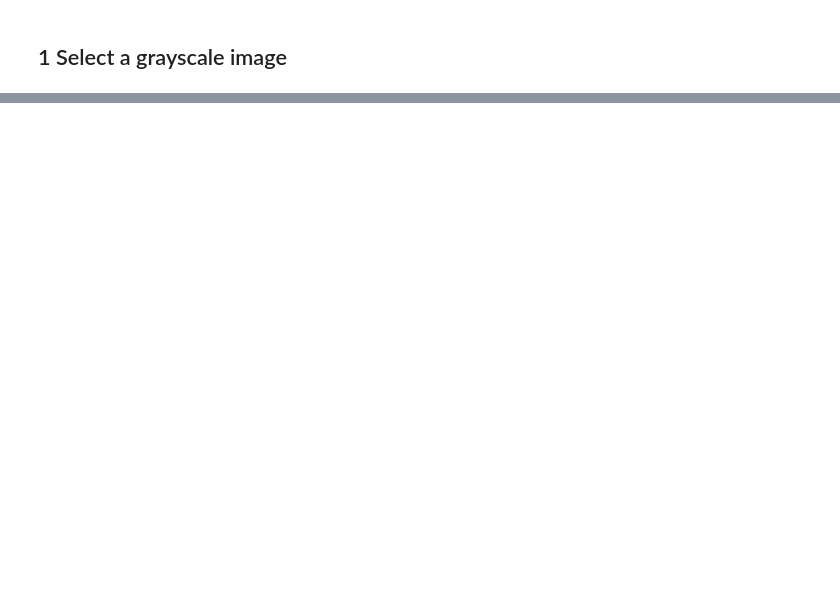
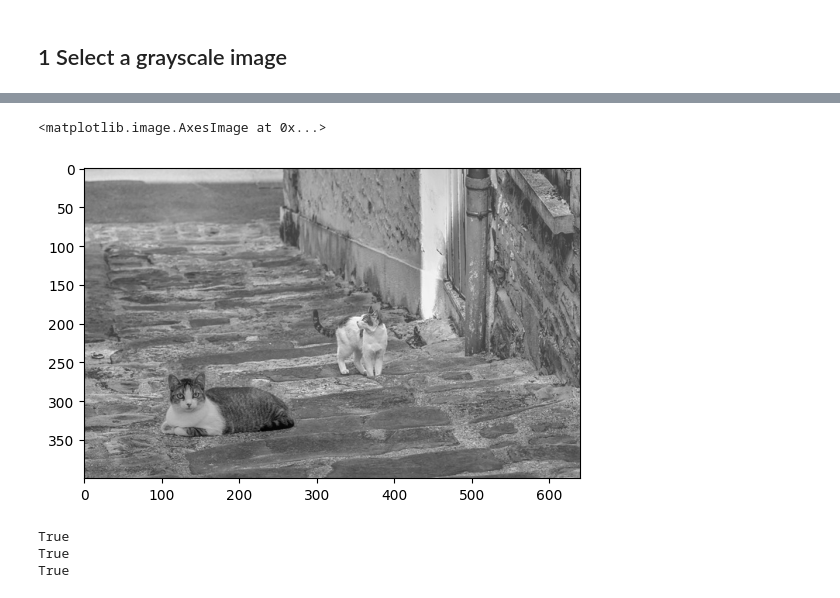
Before and after one commit to lucieniii/UCL-IP-2022, a Jupyter notebook: Practical3/Practical3.ipynb, the cells around one changed output, grey strips where cells are left out. Saved outputs shown, nothing was run; the diff lists cells and outputs as text; code cells hidden in the pictures; blank space fills up the shorter version.

```diff
--- a/Practical3/Practical3.ipynb
+++ b/Practical3/Practical3.ipynb
@@ -89,0 +198,24 @@ plt.show()
+# %%
+def constructSeamlessEqn(src_image, mask_image, dst_image, shift=(0, 0)):
+    height, width = mask_image.shape
+    pixel_num = np.sum(mask_image)
+    A = np.zeros((pixel_num, pixel_num))
+    b = np.zeros((pixel_num,))
+    idx = np.vstack(np.where(mask_image==1)).T
+    idx_image = mask_image.copy()
+    si, sj = shift
+    for n, (i, j) in enumerate(idx):
+        idx_image[i, j] = n
+    for i, j in idx:
+        n = idx_image[i, j]
+        d = [(i + 1, j), (i - 1, j), (i, j + 1), (i, j - 1)]
+        for h, w in d:
+            if 0 <= h < height and 0 <= w < width:
+                A[n, n] += 1
+                b[n] += src_image[i, j] - src_image[h, w]
+                if mask_image[h, w] == 1:
+                    A[n, idx_image[h, w]] = -1
+                else:
+                    b[n] += dst_image[h + si, w + sj]
+
+    return A, b, idx
@@ -89,0 +274,16 @@ plt.show()
+# %%
+A, b, idx = constructEqn(src_image_gray, mask_image, dst_image_gray)
+# %%
+def cloneRegion(src_image, mask_image, dst_image, shift=(0, 0)):
+    res_image = dst_image.copy()
+    si, sj = shift
+    #A, b, idx = constructEqn(src_image, mask_image, dst_image, shift)
+    A, b, idx = constructSeamlessEqn(src_image, mask_image, dst_image, shift)
+    #A, b, idx = constructSeamlessMGDEqn(src_image, mask_image, dst_image, shift)
+    csc_A = csc_matrix(A)
+    x = spsolve(csc_A, b)
+    print(np.allclose(A @ x, b))
+    for n, (i, j) in enumerate(idx):
+        res_image[i + si, j + sj] = x[n]
+
+    return res_image
@@ -89,0 +295,17 @@ plt.show()
+# %%
+plt.imshow(res_image_gray, cmap='gray')
+# %% [output]
+<matplotlib.image.AxesImage at 0x...>
+[figure, added]
+# %%
+res_image_r = cloneRegion(src_image[:, :, 0], mask_image, dst_image[:, :, 0], (150, -150))
+res_image_g = cloneRegion(src_image[:, :, 1], mask_image, dst_image[:, :, 1], (150, -150))
+res_image_b = cloneRegion(src_image[:, :, 2], mask_image, dst_image[:, :, 2], (150, -150))
+res_image = dst_image.copy()
+res_image[:, :, 0] = res_image_r.clip(0, 1)
+res_image[:, :, 1] = res_image_g.clip(0, 1)
+res_image[:, :, 2] = res_image_b.clip(0, 1)
+# %% [output]
+True
+True
+True
```
Also changed, not shown: parts of 22 cells of this notebook.
